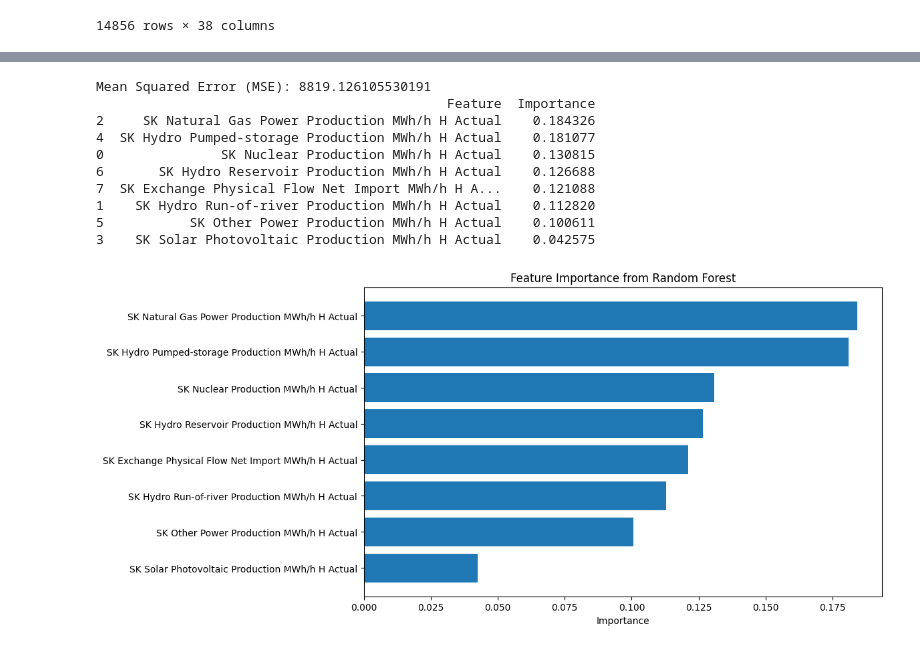
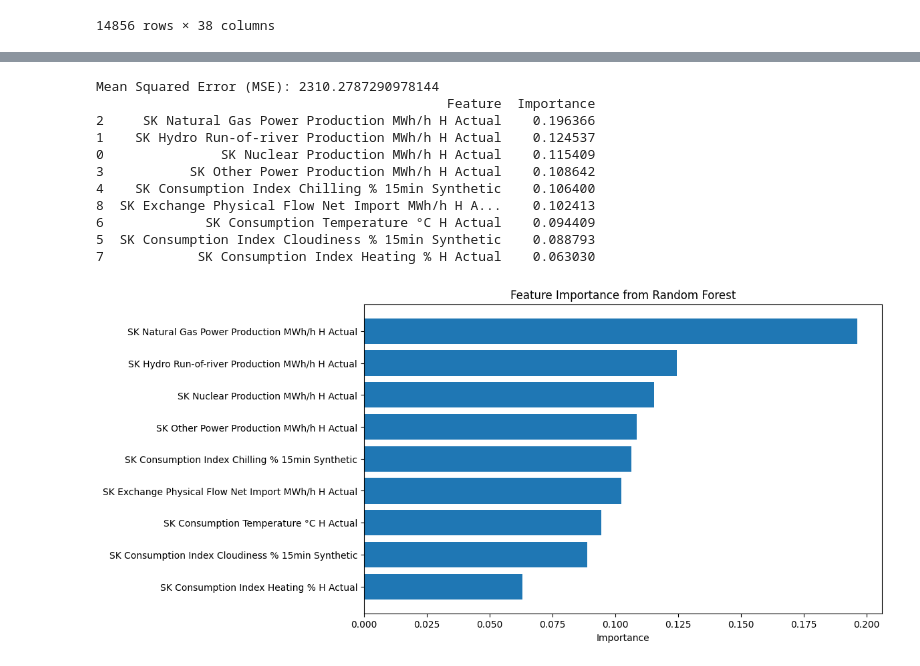
Before and after one commit to tomektom10/dataScienceBootCamp, a Jupyter notebook: okreslenia_wplywu_malo_zmienncyh_19_24.ipynb, the cells around one changed output, grey strips where cells are left out. Cells and saved outputs as stored; diff of their text form; code cells hidden in the pictures.

```diff
--- a/okreslenia_wplywu_malo_zmienncyh_19_24.ipynb
+++ b/okreslenia_wplywu_malo_zmienncyh_19_24.ipynb
@@ -51,7 +51,7 @@ df
 | 14855 | 2024-09-10 23:00:00 | 24 | 2 | 75.95 | -3.526000 | NaN | ... |
 14856 rows × 38 columns
 # %%
-godziny_nocne = df[(df['Hour'] >= 19) & (df['Hour'] <= 24)]
+godziny_nocne = df[(df['Hour'] >= 1) & (df['Hour'] <= 6)]
 
 # Wyświetlamy wynik
 godziny_nocne
@@ -115,11 +115,14 @@ godziny_nocne = godziny_nocne.fillna(0)
 X = godziny_nocne[['SK Nuclear Production MWh/h H Actual',
                    'SK Hydro Run-of-river Production MWh/h H Actual',
                    'SK Natural Gas Power Production MWh/h H Actual',
-                   'SK Solar Photovoltaic Production MWh/h H Actual',
-                   "SK Hydro Pumped-storage Production MWh/h H Actual",
                    "SK Other Power Production MWh/h H Actual",
-                   "SK Hydro Reservoir Production MWh/h H Actual",
+                   "SK Consumption Index Chilling % 15min Synthetic",
+                   "SK Consumption Index Cloudiness % 15min Synthetic",
+                   "SK Consumption Temperature °C H Actual",
+                   "SK Consumption Index Heating % H Actual",
                    'SK Exchange Physical Flow Net Import MWh/h H Actual']]
+
+
 
 y = godziny_nocne['Imbalance Price OKTE']
 
@@ -130,40 +133,41 @@ X_train, X_test, y_train, y_test = train_test_split(X, y, test_size=0.2, random_
 rf = RandomForestRegressor(n_estimators=100, random_state=42)
 
 # Trening modelu
 rf.fit(X_train, y_train)
 
 # Przewidywanie na danych testowych
 y_pred = rf.predict(X_test)
 
 # Obliczanie błędu średniokwadratowego (MSE)
 mse = mean_squared_error(y_test, y_pred)
 print(f'Mean Squared Error (MSE): {mse}')
 
 # Ważność cech (Feature Importance)
 importances = rf.feature_importances_
 feature_importance_df = pd.DataFrame({
     'Feature': X.columns,
     'Importance': importances
 }).sort_values(by='Importance', ascending=False)
 
 print(feature_importance_df)
 
 # Rysowanie wykresu ważności cech
 plt.figure(figsize=(10, 6))
 plt.barh(feature_importance_df['Feature'], feature_importance_df['Importance'])
 plt.xlabel('Importance')
 plt.title('Feature Importance from Random Forest')
 plt.gca().invert_yaxis()
 plt.show()
 # %% [output]
-Mean Squared Error (MSE): 8819.126105530191
+Mean Squared Error (MSE): 2310.2787290978144
                                              Feature  Importance
-2     SK Natural Gas Power Production MWh/h H Actual    0.184326
-4  SK Hydro Pumped-storage Production MWh/h H Actual    0.181077
-0               SK Nuclear Production MWh/h H Actual    0.130815
-6       SK Hydro Reservoir Production MWh/h H Actual    0.126688
-7  SK Exchange Physical Flow Net Import MWh/h H A...    0.121088
-1    SK Hydro Run-of-river Production MWh/h H Actual    0.112820
-5           SK Other Power Production MWh/h H Actual    0.100611
-3    SK Solar Photovoltaic Production MWh/h H Actual    0.042575
+2     SK Natural Gas Power Production MWh/h H Actual    0.196366
+1    SK Hydro Run-of-river Production MWh/h H Actual    0.124537
+0               SK Nuclear Production MWh/h H Actual    0.115409
+3           SK Other Power Production MWh/h H Actual    0.108642
+4    SK Consumption Index Chilling % 15min Synthetic    0.106400
+8  SK Exchange Physical Flow Net Import MWh/h H A...    0.102413
+6             SK Consumption Temperature °C H Actual    0.094409
+5  SK Consumption Index Cloudiness % 15min Synthetic    0.088793
+7            SK Consumption Index Heating % H Actual    0.063030
-[figure, old version]
+[figure, new version]
```
Also changed, not shown: parts of 2 cells of this notebook.
